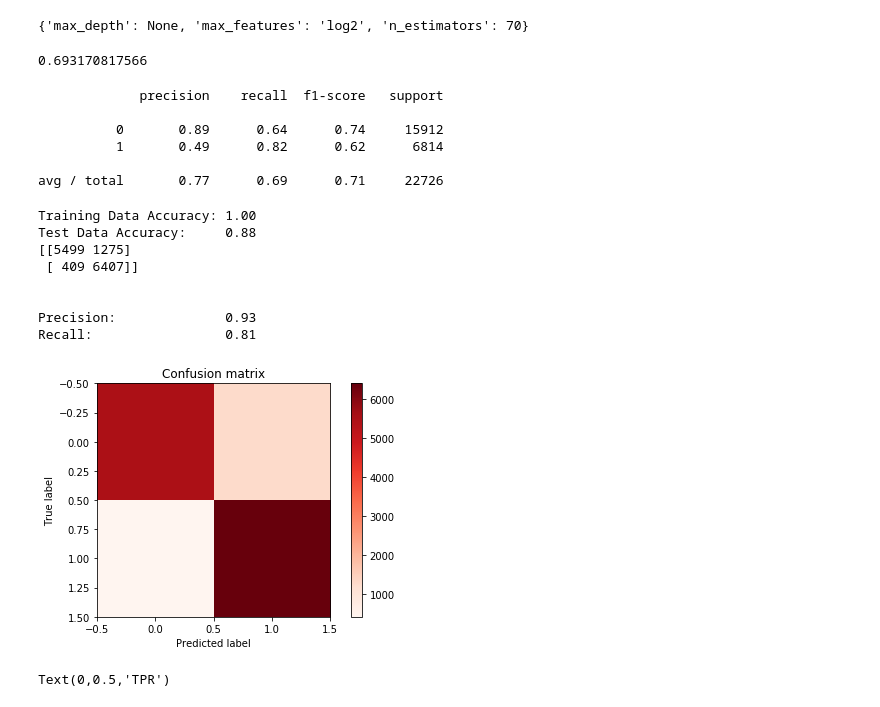
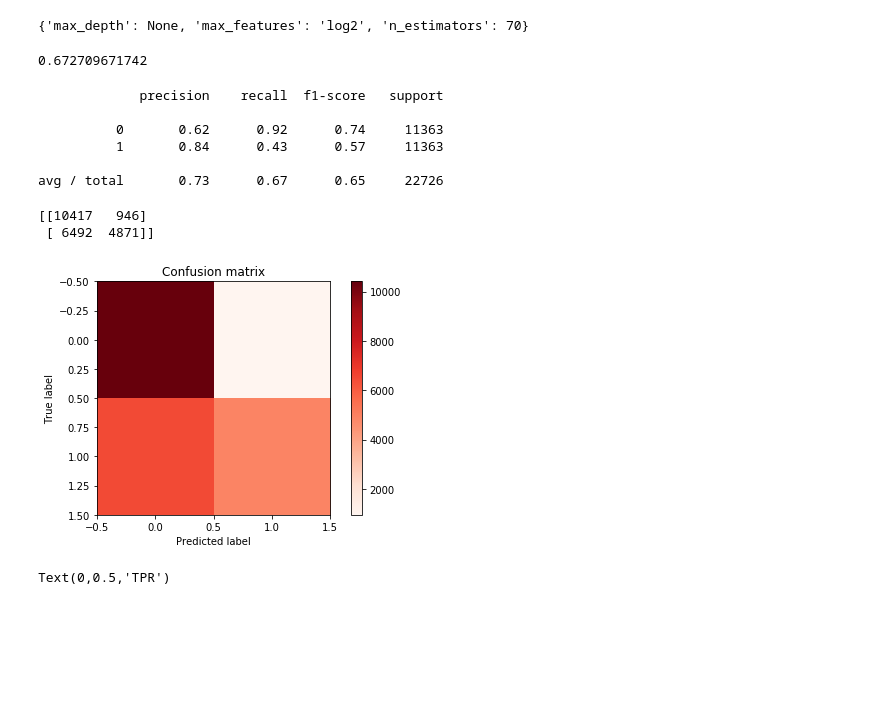
Before and after one commit to Jzbooth/Booth_Metis, a Jupyter notebook: Project_3/project_3_RandomForest.ipynb, the cells around one changed output. Drawn from its saved outputs; the diff is of its cells as text; code cells hidden in the pictures; blank space fills up the shorter version.

```diff
--- a/Project_3/project_3_RandomForest.ipynb
+++ b/Project_3/project_3_RandomForest.ipynb
@@ -350,39 +333,37 @@ param_grid = {
 }
 
 CV_rfc = GridSearchCV(estimator=rfc, param_grid=param_grid, cv= 5,n_jobs=-1)
-CV_rfc.fit(X_up_train, y_up_train)
+CV_rfc.fit(X_up, y_up)
 print(CV_rfc.best_params_)
 # %% [output]
 {'max_depth': None, 'max_features': 'log2', 'n_estimators': 70}
 # %%
 #Random forest classifier
-rfc = RandomForestClassifier(max_features='log2',n_estimators=70)
-fit = rfc.fit(X_up_train, y_up_train)
-yhat_up = fit.predict(X_up_final_test)
-rfc_score = fit.score(X_up_final_test, y_up_final_test)
+rfc = RandomForestClassifier(max_features='log2',n_estimators=100)
+fit = rfc.fit(X_up, y_up)
+yhat_up = fit.predict(X_up_test)
+rfc_score = fit.score(X_up_test, y_up_test)
 print(rfc_score)
 # %% [output]
-0.693170817566
+0.672709671742
 # %%
-print(classification_report(yhat_up, y_up_final_test))
+print(classification_report(y_up_test, yhat_up))
 # %% [output]
              precision    recall  f1-score   support
 
-          0       0.89      0.64      0.74     15912
-          1       0.49      0.82      0.62      6814
+          0       0.62      0.92      0.74     11363
+          1       0.84      0.43      0.57     11363
 
-avg / total       0.77      0.69      0.71     22726
+avg / total       0.73      0.67      0.65     22726
-# %%
-train_score(rfc,X_up,y_up)
-# %% [output]
-Training Data Accuracy: 1.00
-Test Data Accuracy:     0.88
-[[5499 1275]
- [ 409 6407]]
-
-
-Precision:              0.93
-Recall:                 0.81
-[figure, removed]
+# %%
+cm=confusion_matrix(y_up_test, yhat_up, labels=None)
+
+plt.figure()
+plot_confusion_matrix(cm)
+print(cm)
+# %% [output]
+[[10417   946]
+ [ 6492  4871]]
+[figure, added]
 # %%
 # What about ROC ?
```
Also changed, not shown: parts of 16 cells of this notebook, 10 other files.
